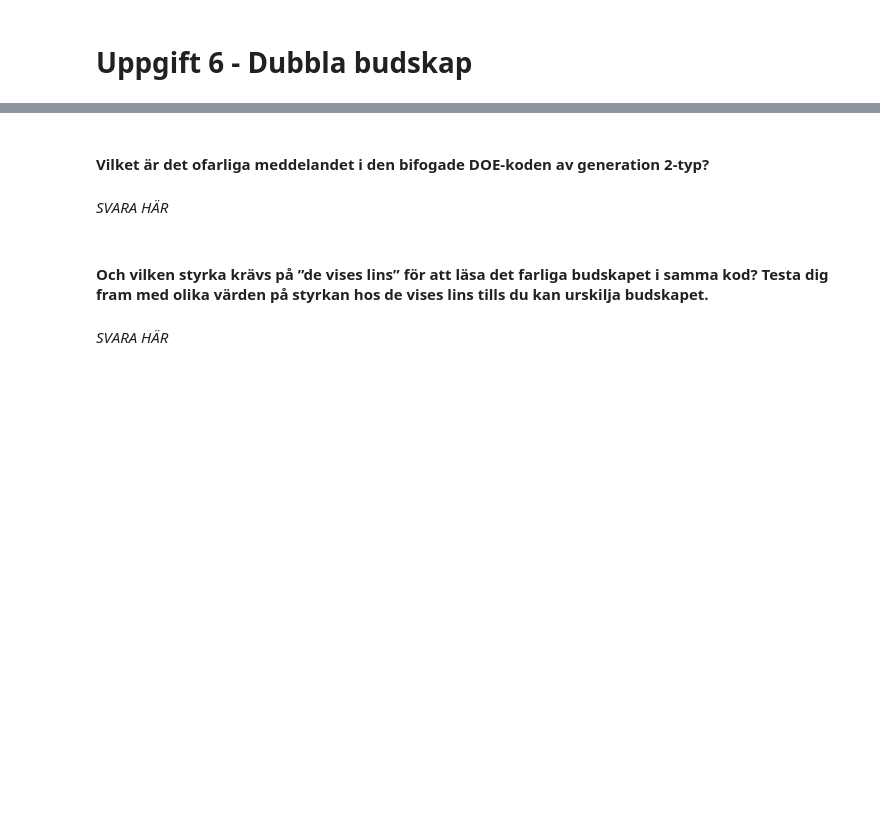
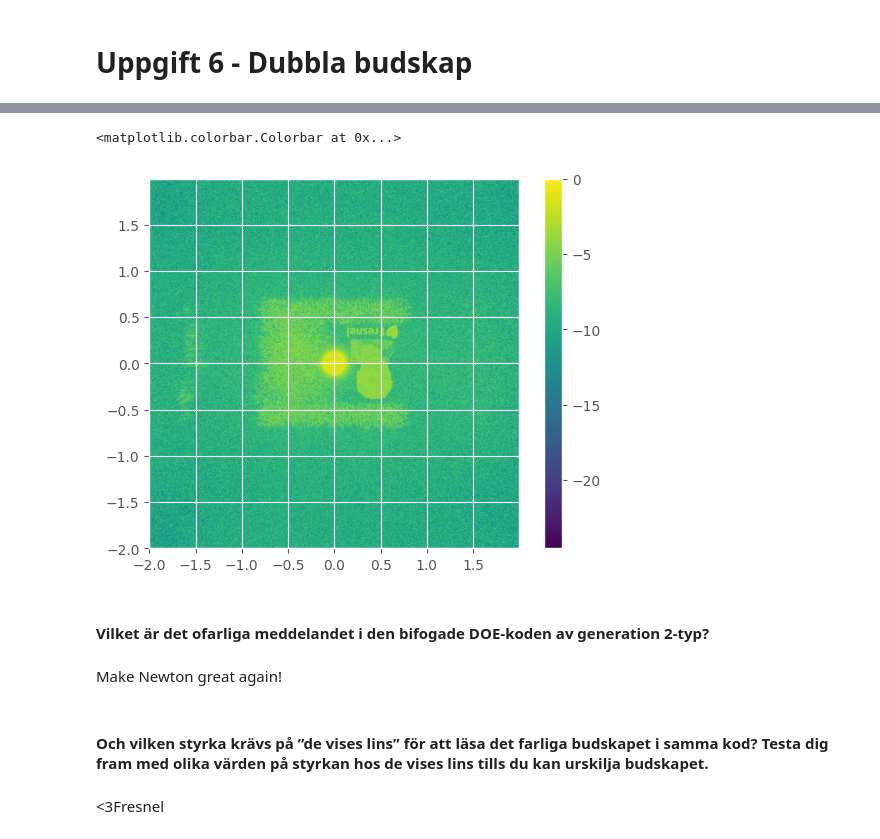
Before and after one commit to WildKnife7/HUPP, a Jupyter notebook: HUPP1 (1).ipynb, the cells around one changed output, grey strips where cells are left out. Saved outputs shown, nothing was run; the diff lists cells and outputs as text; code cells hidden in the pictures; blank space fills up the shorter version.

```diff
--- a/HUPP1 (1).ipynb
+++ b/HUPP1 (1).ipynb
@@ -300,5 +300,7 @@ plt.grid(alpha=0.2)
 # Uppgift 6 - Dubbla budskap
 # %%
 # Ladda in DOE såhär!
-DOE = np.flip(io.loadmat('T_DOE_gen2.mat'))
+DOE = np.flip(io.loadmat('T_DOE_gen2.mat'))["T_DOE_gen2"]
+
+print(DOE)
 # %% [output]
@@ -306,7 +314,8 @@ FileNotFoundError: [Errno 2] No such file or directory: 'T_DOE_gen2.mat'
 # %%
 # Skapa det elektriska fältet som träffar ögat och propagera med pas
-E_in = .x.
-E2 = PAS(.x.)
+T_lins3 = np.exp(-1j*k*R**2/(2*0.02))
+E1_in = E1_in_konst* T_lins3*DOE
+E2 = PAS(E1_in, 0.02, N, a, 633e-9, 1)
 # %%
 # Fältet som har propagerats genom DOE och 'de vises lins' är smidigt att
 # plotta i logaritmisk skala för att bilden ska vara tydlig.
@@ -323,8 +335,25 @@ plt.colorbar(image)
+# %%
+T_lins_vise = np.exp(-1j*k*R**2/(2*0.15))
+E1_in = E1_in_konst* T_lins3*DOE*T_lins_vise
+E2 = PAS(E1_in, 0.02, N, a, 633e-9, 1)
+
+I2      = np.abs(E2)**2
+I2_norm = np.log(I2/np.max(I2))  # Log av den normaliserade intensiteten i plan 2
+
+x_mm = x*1e3
+y_mm = y*1e3
+
+plt.figure()
+image = plt.imshow(I2_norm, extent = [x_mm.min(), x_mm.max(), y_mm.min(), y_mm.max()])
+plt.colorbar(image)
+# %% [output]
+<matplotlib.colorbar.Colorbar at 0x...>
+[figure, added]
 # %% [markdown]
 #### **Vilket är det ofarliga meddelandet i den bifogade DOE-koden av generation 2-typ?**
 # %% [markdown]
-*SVARA HÄR*
+Make Newton great again!
 # %% [markdown]
 #### **Och vilken styrka krävs på ”de vises lins” för att läsa det farliga budskapet i samma kod? Testa dig fram med olika värden på styrkan hos de vises lins tills du kan urskilja budskapet.**
 # %% [markdown]
-*SVARA HÄR*
+<3Fresnel
```
Also changed, not shown: parts of 9 cells of this notebook, 2 other files.
